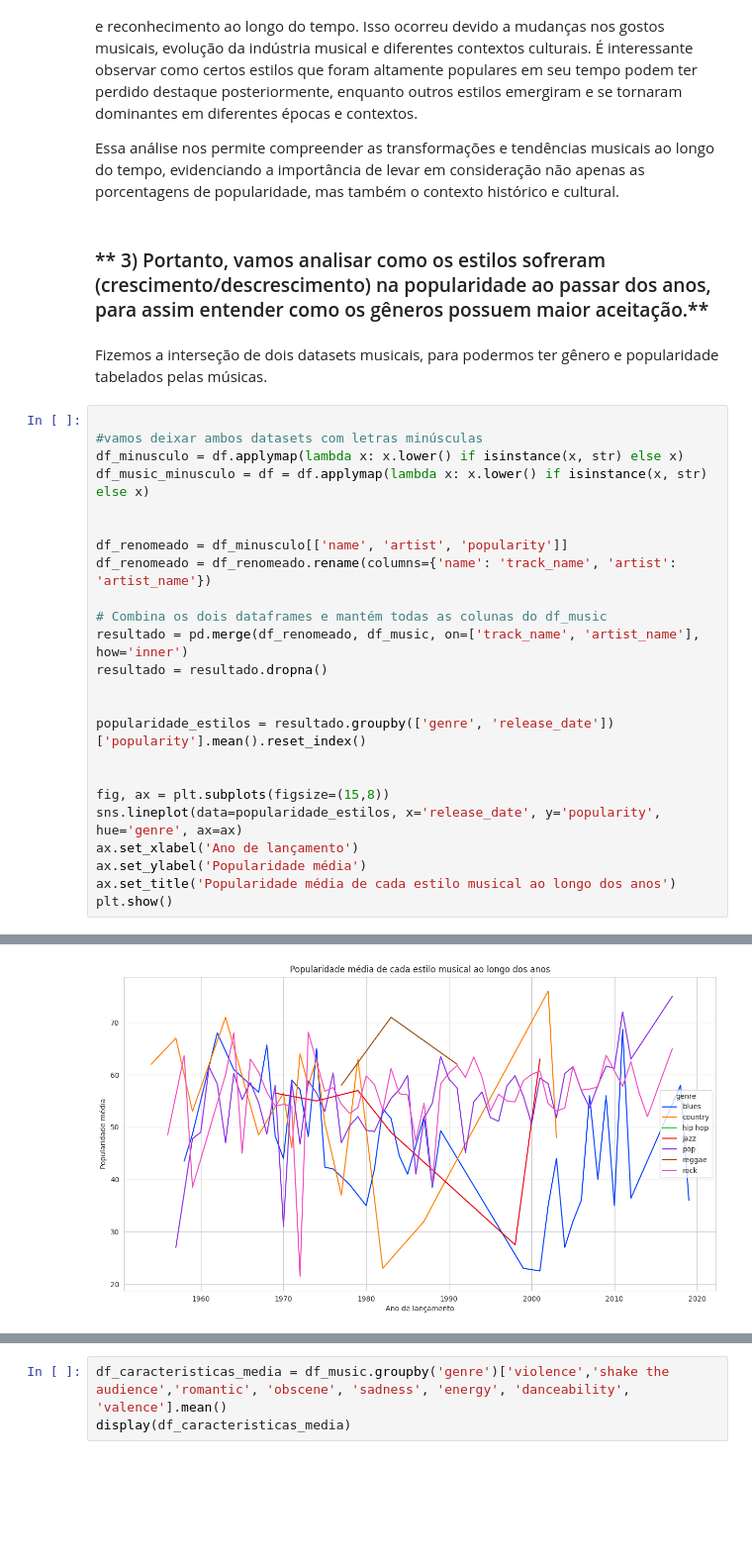
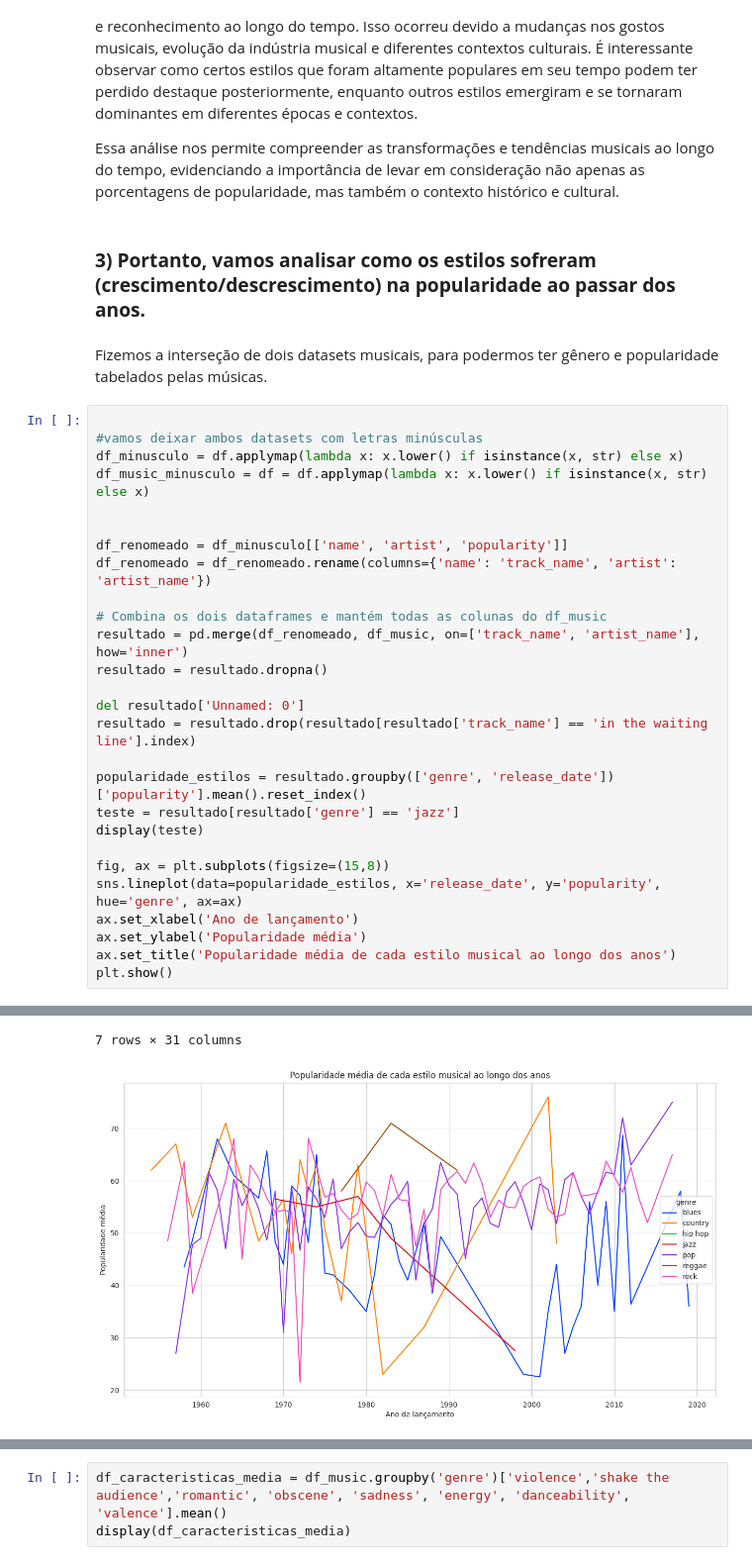
Before and after one commit to jonatahpfg/Projeto-ICD-UFPB, a Jupyter notebook: Cópia_de__Original_de_Projeto_ICD.ipynb, the cells around one changed output, grey strips where cells are left out. Shown at 99% size. Saved outputs shown, nothing was run; the diff lists cells and outputs as text; blank space fills up the shorter version.

```diff
--- a/Cópia_de__Original_de_Projeto_ICD.ipynb
+++ b/Cópia_de__Original_de_Projeto_ICD.ipynb
@@ -285,7 +285,7 @@ Além disso, é importante destacar que muitos estilos musicais que surgiram ou
 
 Essa análise nos permite compreender as transformações e tendências musicais ao longo do tempo, evidenciando a importância de levar em consideração não apenas as porcentagens de popularidade, mas também o contexto histórico e cultural.
 # %% [markdown]
-### ** 3) Portanto, vamos analisar como os estilos sofreram (crescimento/descrescimento) na popularidade ao passar dos anos, para assim entender como os gêneros possuem maior aceitação.**
+### **3) Portanto, vamos analisar como os estilos sofreram (crescimento/descrescimento) na popularidade ao passar dos anos.**
 # %% [markdown]
 Fizemos a interseção de dois datasets musicais, para podermos ter gênero e popularidade tabelados pelas músicas.
 # %%
@@ -302,9 +302,12 @@ df_renomeado = df_renomeado.rename(columns={'name': 'track_name', 'artist': 'art
 resultado = pd.merge(df_renomeado, df_music, on=['track_name', 'artist_name'], how='inner')
 resultado = resultado.dropna()
 
+del resultado['Unnamed: 0']
+resultado = resultado.drop(resultado[resultado['track_name'] == 'in the waiting line'].index)
 
 popularidade_estilos = resultado.groupby(['genre', 'release_date'])['popularity'].mean().reset_index()
-
+teste = resultado[resultado['genre'] == 'jazz']
+display(teste)
 
 fig, ax = plt.subplots(figsize=(15,8))
 sns.lineplot(data=popularidade_estilos, x='release_date', y='popularity', hue='genre', ax=ax)
@@ -316,2 +327,3 @@ plt.show()
+7 rows × 31 columns
-[figure, old version]
+[figure, new version]
 # %% [markdown]
```
Also changed, not shown: parts of 6 cells of this notebook.
